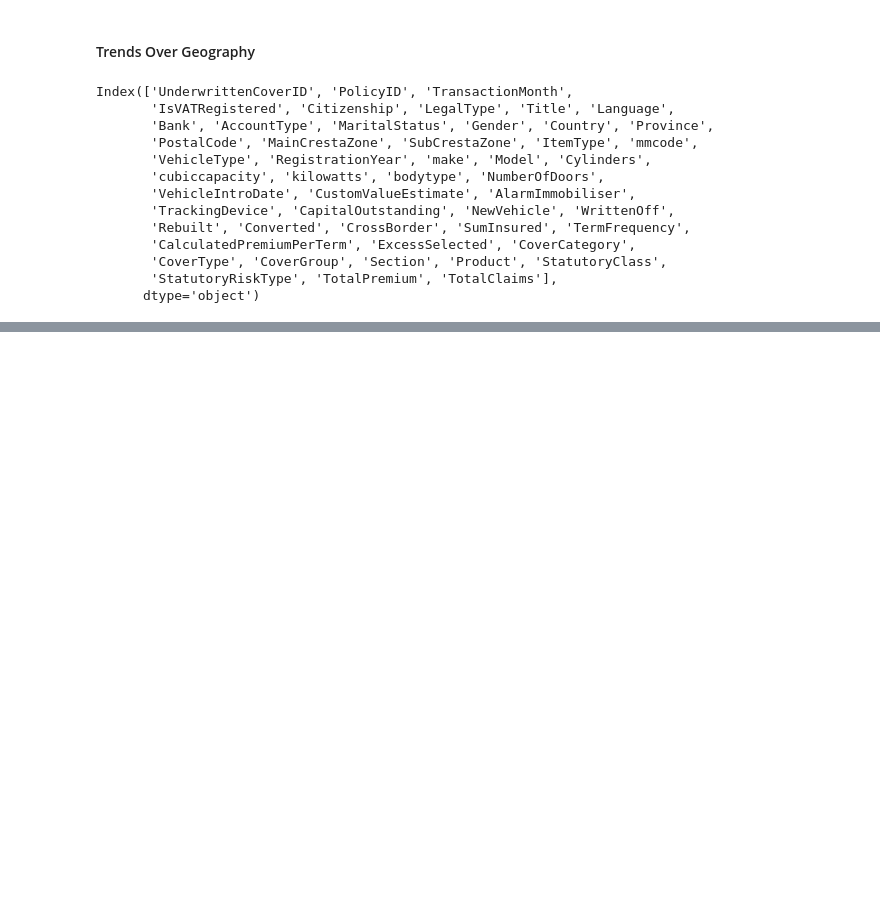
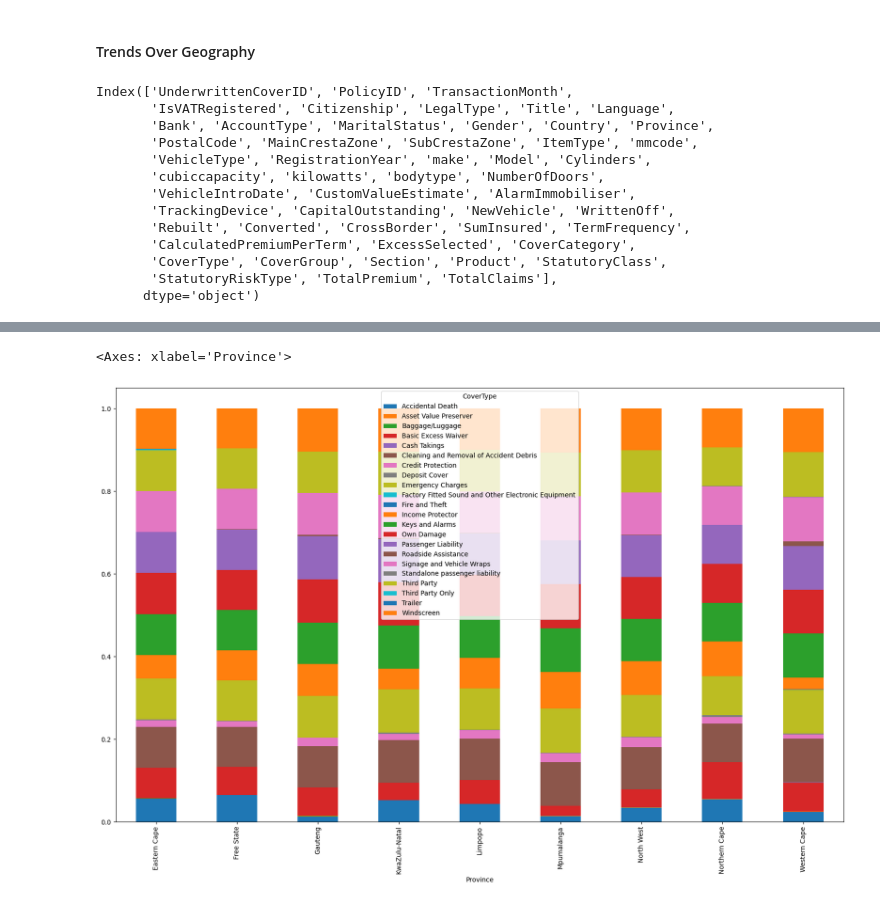
Before and after one commit to GuleWako/10Acadamey-week-3-Insurance-data-Analysis, a Jupyter notebook: notebooks/insurance_analysis.ipynb, the cells around one changed output, grey strips where cells are left out. Cells and saved outputs as stored; diff of their text form; code cells hidden in the pictures; blank space fills up the shorter version.

```diff
--- a/notebooks/insurance_analysis.ipynb
+++ b/notebooks/insurance_analysis.ipynb
@@ -391,0 +412,4 @@ Index(['UnderwrittenCoverID', 'PolicyID', 'TransactionMonth',
+# %%
+grouped_data_Trends_Over_Geography = insurance_data.groupby('Province')
+# %%
+x=grouped_data_Trends_Over_Geography['CoverType'].value_counts(normalize=True).unstack()
@@ -391,0 +427,5 @@ Index(['UnderwrittenCoverID', 'PolicyID', 'TransactionMonth',
+# %%
+x.plot(kind='bar',stacked=True,figsize=(20,12))
+# %% [output]
+<Axes: xlabel='Province'>
+[figure, added]
```
Also changed, not shown: parts of 9 cells of this notebook.
